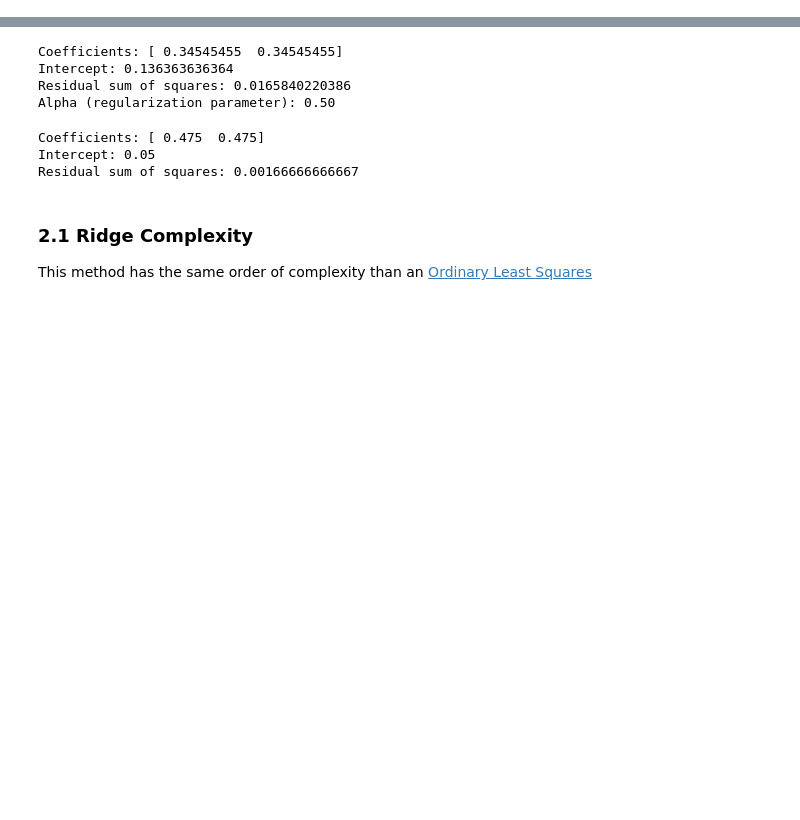
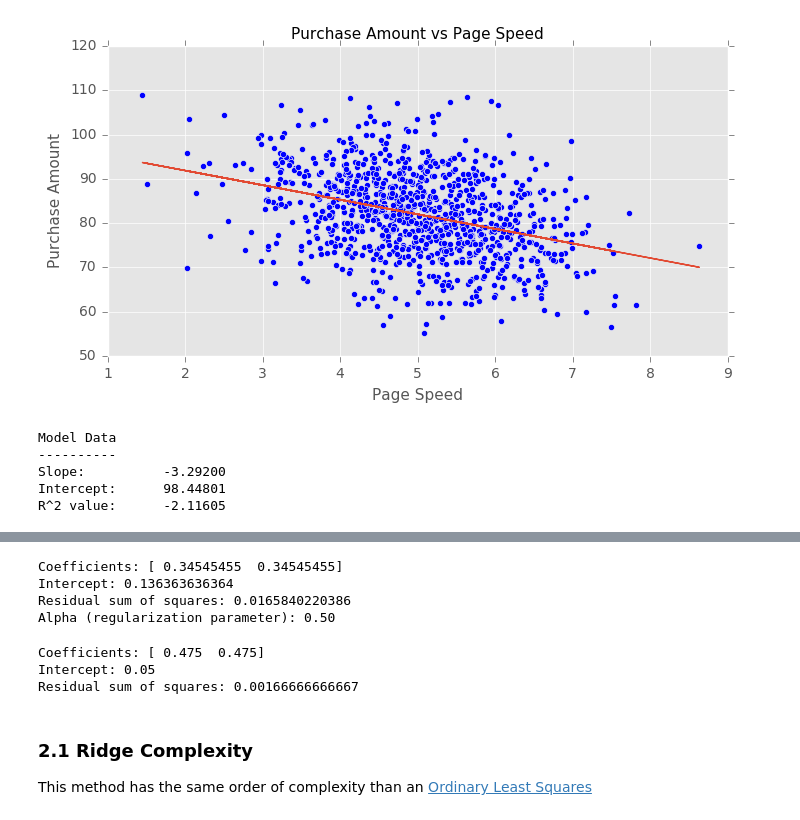
Before and after one commit to jmoianes/MachineLearning, a Jupyter notebook: 01 Regression/00 Regression.ipynb, the cells around one changed output, grey strips where cells are left out. Saved outputs shown, nothing was run; the diff lists cells and outputs as text; code cells hidden in the pictures; blank space fills up the shorter version.

```diff
--- a/01 Regression/00 Regression.ipynb
+++ b/01 Regression/00 Regression.ipynb
@@ -249,0 +122,24 @@ This method computes the least squares solution using a singular value decomposi
+# %%
+y = pd.Series((100 - (pageSpeeds + np.random.normal(1, 3, 1000)) * 3), name='pageSpeed')
+
+regr.fit(X, y)
+
+plt.scatter(X, y)
+plt.plot(X, regr.predict(X))
+plt.xlabel('Page Speed')
+plt.ylabel('Purchase Amount')
+plt.title('Purchase Amount vs Page Speed')
+plt.show()
+
+print('Model Data')
+print('----------')
+print('Slope:\t\t{0:.5f}'.format(regr.coef_[0]))
+print('Intercept:\t{0:.5f}'.format(regr.intercept_))
+print('R^2 value:\t{0:.5f}'.format(regr.score(pageSpeeds2, purchaseAmount)))
+# %% [output]
+[figure, added]
+Model Data
+----------
+Slope:          -3.29200
+Intercept:      98.44801
+R^2 value:      -2.11605
```
Also changed, not shown: parts of 37 cells of this notebook, 2 other files.
